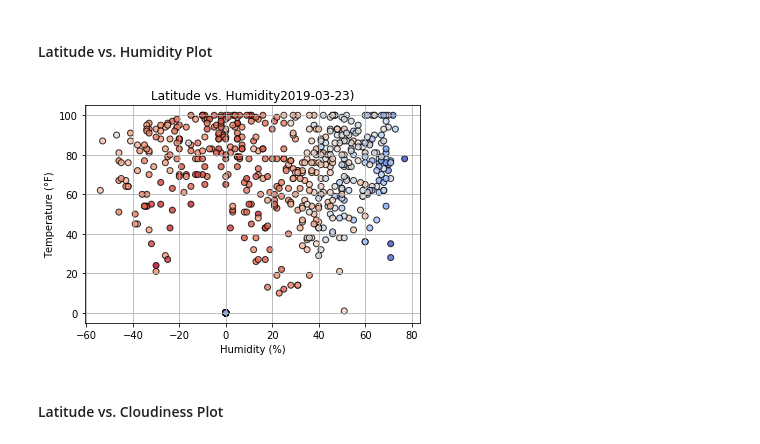
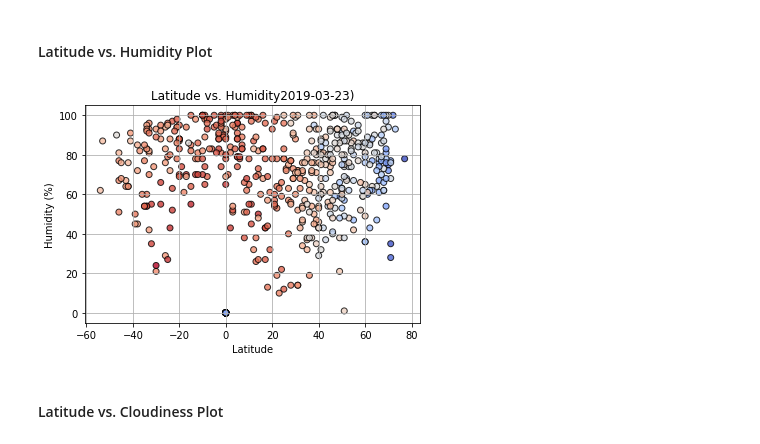
Before and after one commit to logan7734/Weatherpy_HW, a Jupyter notebook: Weatherpy_LF.ipynb, the cells around one changed output. Saved outputs shown, nothing was run; the diff lists cells and outputs as text; code cells hidden in the pictures.

Commit message:
fixed yet another plot

```diff
--- a/Weatherpy_LF.ipynb
+++ b/Weatherpy_LF.ipynb
@@ -180,17 +180,17 @@ plt.show()
 # %%
 plt.scatter(cleaned_df["Latitude"],
            cleaned_df["Humidity (%)"],
            c=cleaned_df["Temperature (F)"],
            edgecolor="black", linewidths=1, marker="o",
            cmap="coolwarm", alpha=0.8, label="City" )
 plt.title("Latitude vs. Humidity" + datetime.now().strftime('%Y-%m-%d') + ")")
-plt.xlabel("Humidity (%)", fontsize=10)
-plt.ylabel("Temperature (°F)")
+plt.xlabel("Latitude", fontsize=10)
+plt.ylabel("Humidity (%)")
 plt.grid(True)
 plt.savefig("humidity_vs_temp_scatter_plot.png")
 plt.show()
 # %% [output]
-[figure, old version]
+[figure, new version]
 # %% [markdown]
 #### Latitude vs. Cloudiness Plot
 # %%
```
Also changed, not shown: parts of 1 cell of this notebook, 2 other files.
